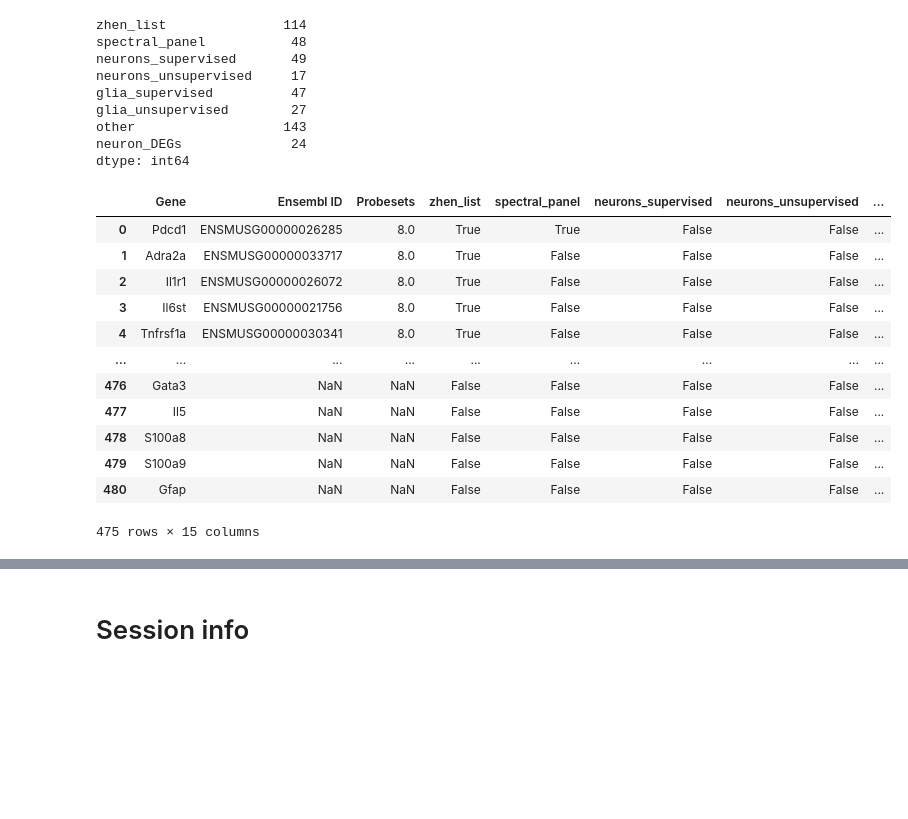
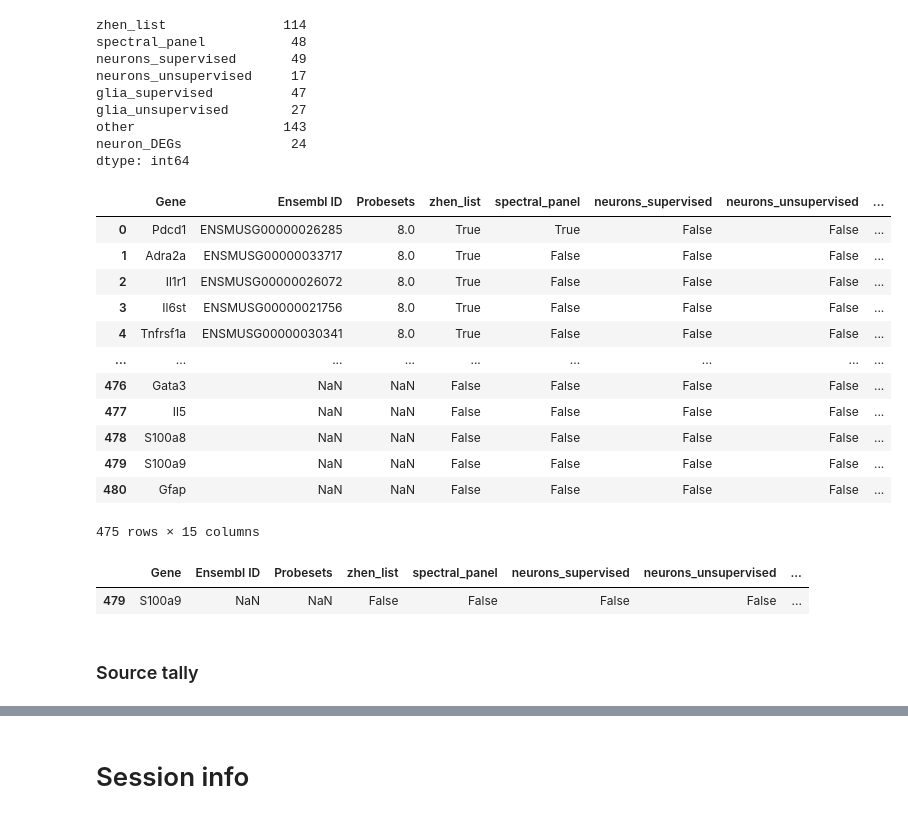
Before and after one commit to aifimmunology/spatial_drg_colon_bladder, a Jupyter notebook: 03_finalization/06_FINALIZE.ipynb, the cells around one changed output, grey strips where cells are left out. Cells and saved outputs as stored; diff of their text form; code cells hidden in the pictures; blank space fills up the shorter version.

Commit message:
queue panel design

```diff
--- a/03_finalization/06_FINALIZE.ipynb
+++ b/03_finalization/06_FINALIZE.ipynb
@@ -406,22 +406,27 @@ glia_unsupervised        27
 other                   143
 neuron_DEGs              24
 dtype: int64
+# %%
+panel_filtered
+# %% [output]
+|  | Gene | Ensembl ID | Probesets | zhen_list | spectral_panel | neurons_supervised | neurons_unsupervised | ... |
+| 0 | Pdcd1 | ENSMUSG00000026285 | 8.0 | True | True | False | False | ... |
+| 1 | Adra2a | ENSMUSG00000033717 | 8.0 | True | False | False | False | ... |
+| 2 | Il1r1 | ENSMUSG00000026072 | 8.0 | True | False | False | False | ... |
+| 3 | Il6st | ENSMUSG00000021756 | 8.0 | True | False | False | False | ... |
+| 4 | Tnfrsf1a | ENSMUSG00000030341 | 8.0 | True | False | False | False | ... |
+| ... | ... | ... | ... | ... | ... | ... | ... | ... |
+| 476 | Gata3 | NaN | NaN | False | False | False | False | ... |
+| 477 | Il5 | NaN | NaN | False | False | False | False | ... |
+| 478 | S100a8 | NaN | NaN | False | False | False | False | ... |
+| 479 | S100a9 | NaN | NaN | False | False | False | False | ... |
+| 480 | Gfap | NaN | NaN | False | False | False | False | ... |
+475 rows × 15 columns
 # %%
-panel_filtered
+panel_filtered.loc[panel_filtered['Gene'] == 'S100a9']
 # %% [output]
 |  | Gene | Ensembl ID | Probesets | zhen_list | spectral_panel | neurons_supervised | neurons_unsupervised | ... |
-| 0 | Pdcd1 | ENSMUSG00000026285 | 8.0 | True | True | False | False | ... |
-| 1 | Adra2a | ENSMUSG00000033717 | 8.0 | True | False | False | False | ... |
-| 2 | Il1r1 | ENSMUSG00000026072 | 8.0 | True | False | False | False | ... |
-| 3 | Il6st | ENSMUSG00000021756 | 8.0 | True | False | False | False | ... |
-| 4 | Tnfrsf1a | ENSMUSG00000030341 | 8.0 | True | False | False | False | ... |
-| ... | ... | ... | ... | ... | ... | ... | ... | ... |
-| 476 | Gata3 | NaN | NaN | False | False | False | False | ... |
-| 477 | Il5 | NaN | NaN | False | False | False | False | ... |
-| 478 | S100a8 | NaN | NaN | False | False | False | False | ... |
 | 479 | S100a9 | NaN | NaN | False | False | False | False | ... |
-| 480 | Gfap | NaN | NaN | False | False | False | False | ... |
-475 rows × 15 columns
 # %%
 filename = Path(output_dir) / "2025-07-11_drg-draft-panel-filtered.csv"
 #panel_filtered.to_csv(filename, index=False)
@@ -427,0 +439,2 @@ filename = Path(output_dir) / "2025-07-11_drg-draft-panel-filtered.csv"
+# %% [markdown]
+### Source tally
```
Also changed, not shown: parts of 5 cells of this notebook, 1 other file.
